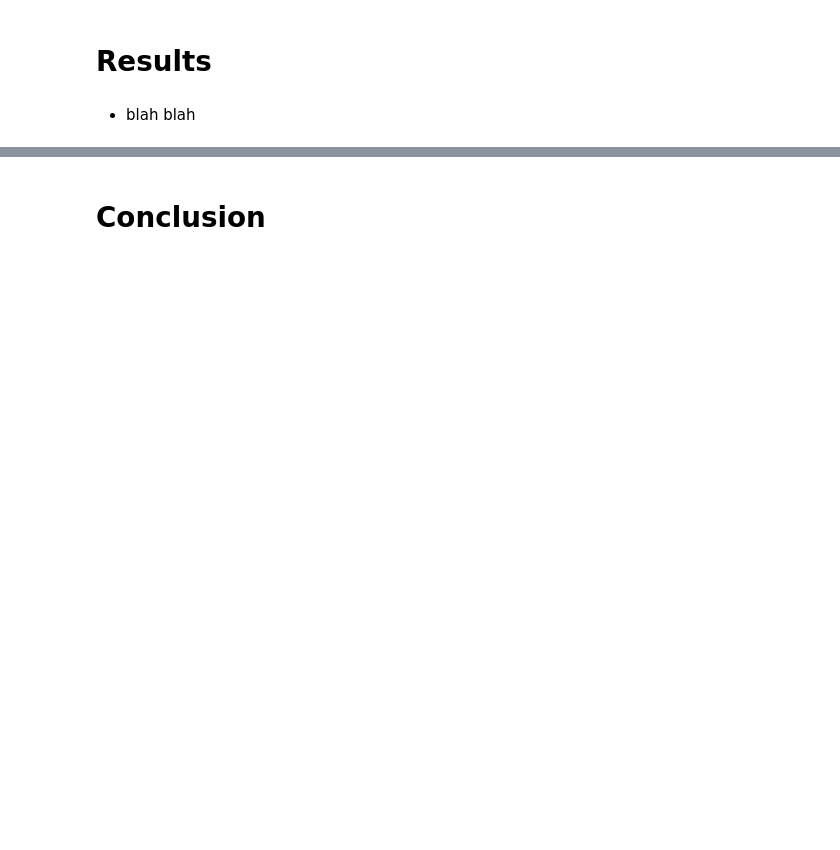
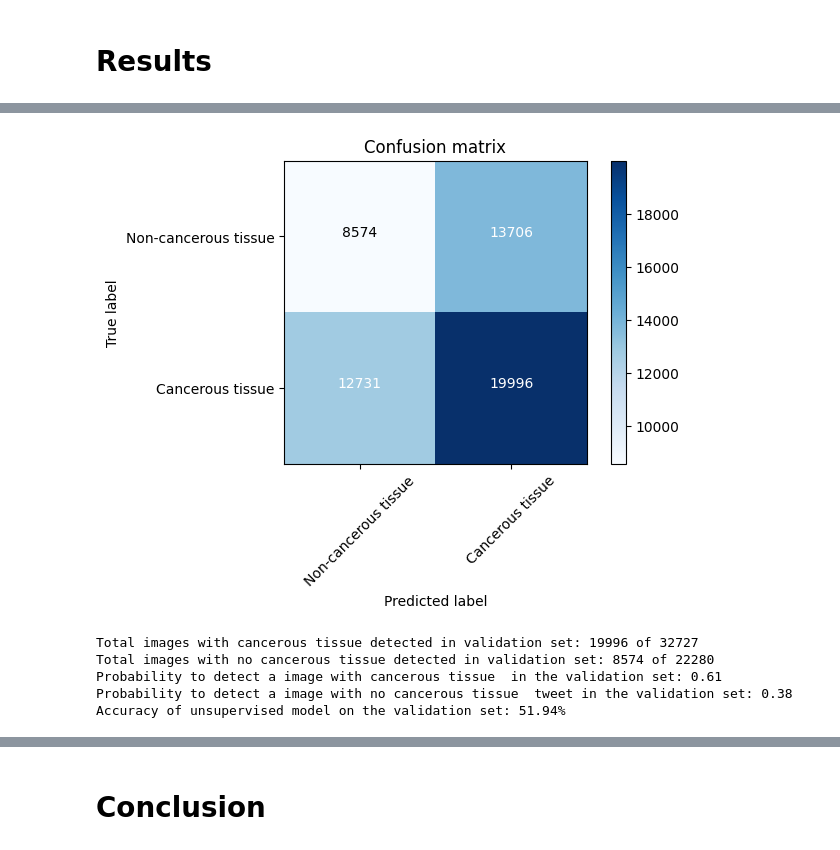
Before and after one commit to karansangha/dtsa5511-week3-cancer-detection, a Jupyter notebook: Histopathologic Cancer Detection.ipynb, the cells around one changed output, grey strips where cells are left out. Drawn from its saved outputs; the diff is of its cells as text; code cells hidden in the pictures; blank space fills up the shorter version.

```diff
--- a/Histopathologic Cancer Detection.ipynb
+++ b/Histopathologic Cancer Detection.ipynb
@@ -165,22 +167,23 @@ def plot_confusion_matrix(cm, classes,title='Confusion matrix', cmap=plt.cm.Blue
     plt.xlabel('Predicted label')
 
 def evaluate_model(history, model, X_validation, y_validation):
-    plt.plot(history.history['accuracy'])
-    plt.plot(history.history['val_accuracy'])
-    plt.title('Model One Accuracy per Epoch')
-    plt.ylabel('accuracy')
-    plt.xlabel('epoch')
-    plt.legend(['train', 'validate'], loc='upper left')
-    plt.show();
+    if history is not None:
+        plt.plot(history.history['accuracy'])
+        plt.plot(history.history['val_accuracy'])
+        plt.title('Model One Accuracy per Epoch')
+        plt.ylabel('accuracy')
+        plt.xlabel('epoch')
+        plt.legend(['train', 'validate'], loc='upper left')
+        plt.show();
 
-    # plot model loss per epoch
-    plt.plot(history.history['loss'])
-    plt.plot(history.history['val_loss'])
-    plt.title('Model One Loss per Epoch')
-    plt.ylabel('loss')
-    plt.xlabel('epoch')
-    plt.legend(['train', 'validate'], loc='upper left')
-    plt.show();
+        # plot model loss per epoch
+        plt.plot(history.history['loss'])
+        plt.plot(history.history['val_loss'])
+        plt.title('Model One Loss per Epoch')
+        plt.ylabel('loss')
+        plt.xlabel('epoch')
+        plt.legend(['train', 'validate'], loc='upper left')
+        plt.show();
 
     # Show confusion matirx
     y_valid_pred = model.predict(X_validation)
@@ -577,4 +511,6 @@ evaluate_model(model_grid_best)
 # %% [markdown]
 # Results
-# %% [markdown]
-- blah blah
+# %%
+model_grid_best = load_model('./best_model/model_gridsearch_best.h5')
+evaluate_model(None, model_grid_best, valid_generator, valid_generator.labels)
+# %% [output]
@@ -580,0 +519,6 @@ evaluate_model(model_grid_best)
+[figure, added]
+Total images with cancerous tissue detected in validation set: 19996 of 32727
+Total images with no cancerous tissue detected in validation set: 8574 of 22280
+Probability to detect a image with cancerous tissue  in the validation set: 0.61
+Probability to detect a image with no cancerous tissue  tweet in the validation set: 0.38
+Accuracy of unsupervised model on the validation set: 51.94%
```
Also changed, not shown: parts of 11 cells of this notebook.
